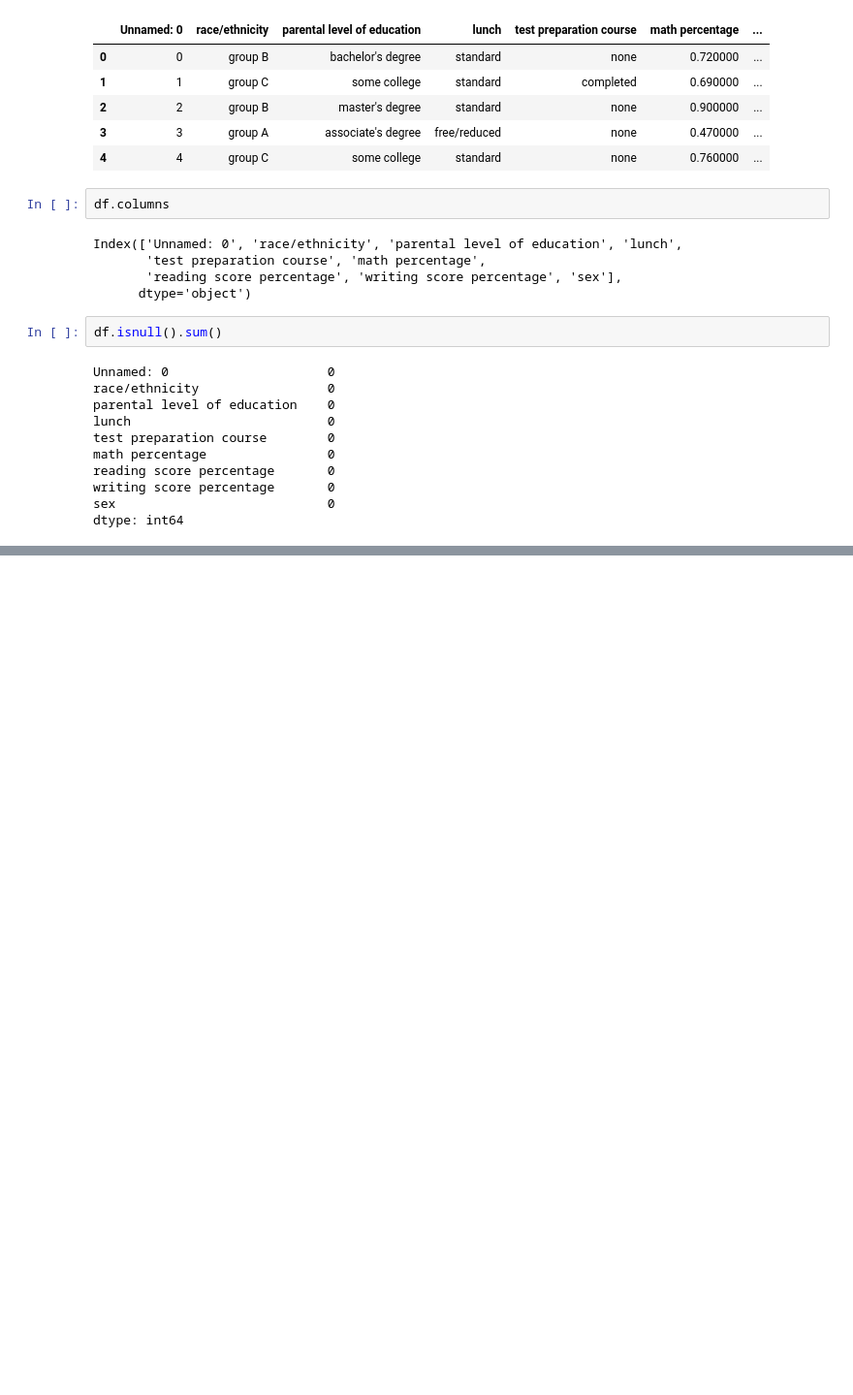
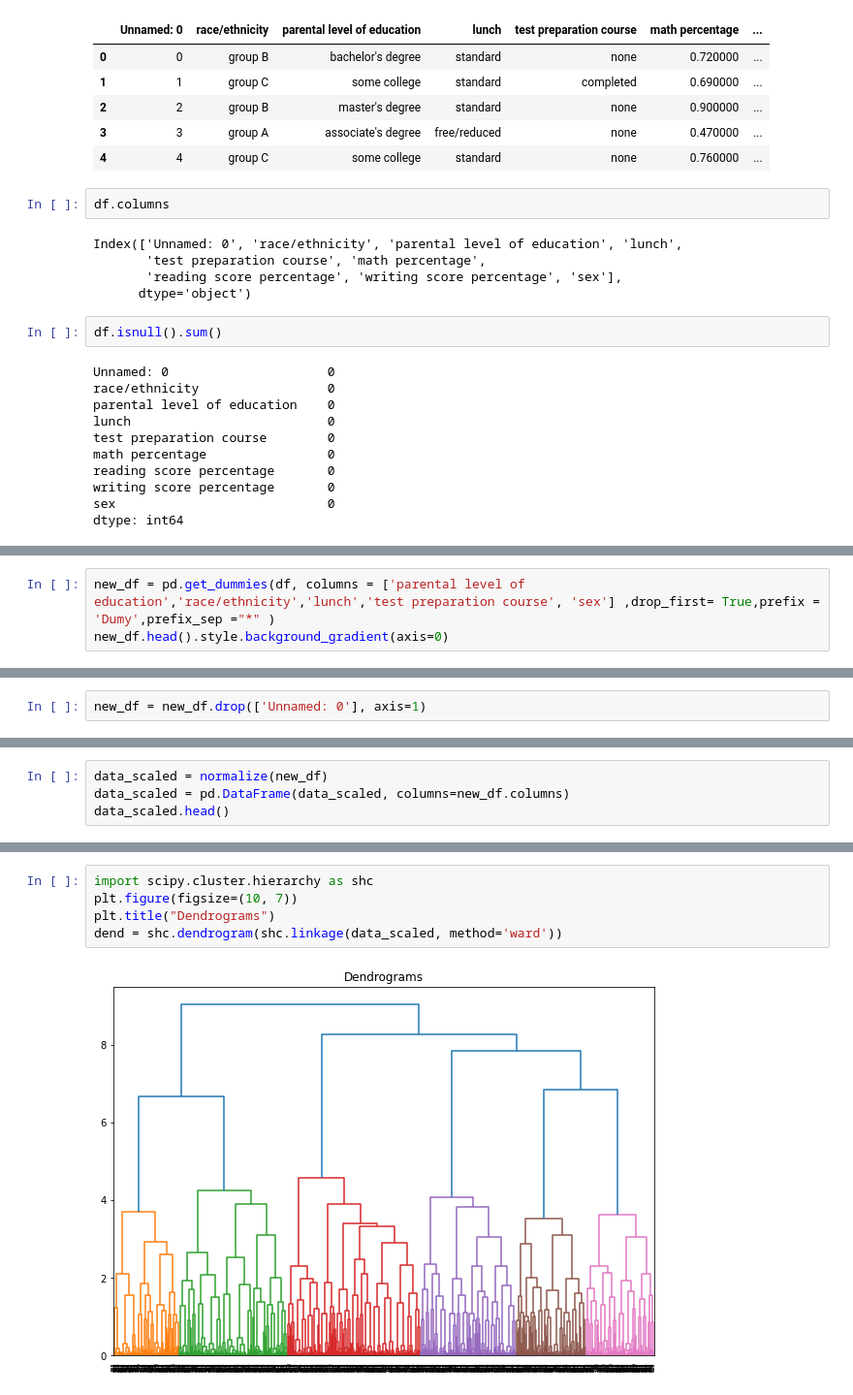
Before and after one commit to Pranaybot/Data_methods_Final_project, a Jupyter notebook: CMSE_381_Project.ipynb, the cells around one changed output, grey strips where cells are left out. Shown at 97% size. Drawn from its saved outputs; the diff is of its cells as text; blank space fills up the shorter version.

```diff
--- a/CMSE_381_Project.ipynb
+++ b/CMSE_381_Project.ipynb
@@ -256,0 +37,3 @@ plot_roc_curve(log_model,scaled_x_test,y_test)
+# %%
+new_df = pd.get_dummies(df, columns = ['parental level of education','race/ethnicity','lunch','test preparation course', 'sex'] ,drop_first= True,prefix = 'Dumy',prefix_sep ="*" )
+new_df.head().style.background_gradient(axis=0)
@@ -256,0 +49,2 @@ plot_roc_curve(log_model,scaled_x_test,y_test)
+# %%
+new_df = new_df.drop(['Unnamed: 0'], axis=1)
@@ -256,0 +71,4 @@ plot_roc_curve(log_model,scaled_x_test,y_test)
+# %%
+data_scaled = normalize(new_df)
+data_scaled = pd.DataFrame(data_scaled, columns=new_df.columns)
+data_scaled.head()
@@ -256,0 +82,7 @@ plot_roc_curve(log_model,scaled_x_test,y_test)
+# %%
+import scipy.cluster.hierarchy as shc
+plt.figure(figsize=(10, 7))
+plt.title("Dendrograms")
+dend = shc.dendrogram(shc.linkage(data_scaled, method='ward'))
+# %% [output]
+[figure, added]
```
Also changed, not shown: parts of 64 cells of this notebook.
